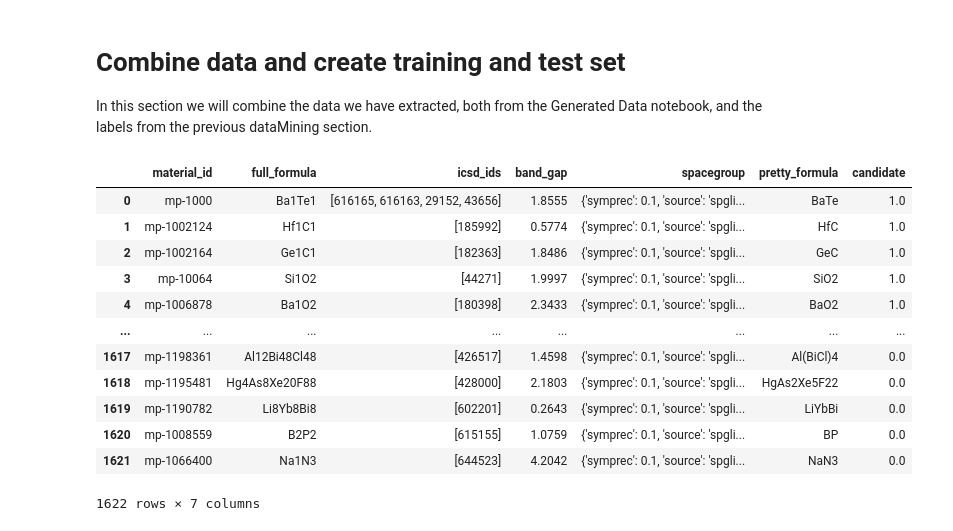
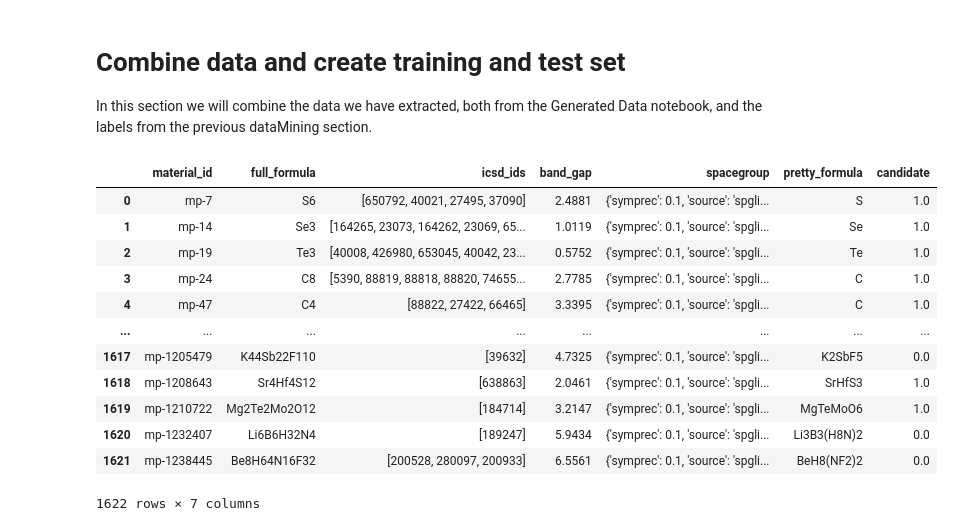
Before and after one commit to ohebbi/predicting-solid-state-qubit-material-hosts, a Jupyter notebook: dataMining/dataMining.ipynb, the cells around one changed output. Cells and saved outputs as stored; diff of their text form; code cells hidden in the pictures.

```diff
--- a/dataMining/dataMining.ipynb
+++ b/dataMining/dataMining.ipynb
@@ -406,20 +402,32 @@ unfitted_entries.to_csv    ("data/stage_4/unfitted_MP_data_stage_4.csv", sep=","
 In this section we will combine the data we have extracted, both from the Generated Data notebook, and the labels from the previous dataMining section.
 # %%
 training_data = pd.concat([fitted_entries,unfitted_entries]).reset_index(drop=True)
+
+def sortByMPID(df):
+    mpid_num = []
+    for i in df["material_id"]:
+        mpid_num.append(int(i[3:]))
+    df["mpid_num"] = mpid_num
+    df = df.sort_values(by="mpid_num").reset_index(drop=True)
+    df = df.drop(columns=["mpid_num"])
+    #df = df.set_index("material_id")
+    return df
+
+training_data=sortByMPID(training_data)
 training_data
 #entries = pd.read_csv("data/databases/initialDataMP/MP/MP_FLAGBIGFILE.csv", sep=",")
 # %% [output]
 |  | material_id | full_formula | icsd_ids | band_gap | spacegroup | pretty_formula | candidate |
-| 0 | mp-1000 | Ba1Te1 | [616165, 616163, 29152, 43656] | 1.8555 | {'symprec': 0.1, 'source': 'spgli... | BaTe | 1.0 |
-| 1 | mp-1002124 | Hf1C1 | [185992] | 0.5774 | {'symprec': 0.1, 'source': 'spgli... | HfC | 1.0 |
-| 2 | mp-1002164 | Ge1C1 | [182363] | 1.8486 | {'symprec': 0.1, 'source': 'spgli... | GeC | 1.0 |
-| 3 | mp-10064 | Si1O2 | [44271] | 1.9997 | {'symprec': 0.1, 'source': 'spgli... | SiO2 | 1.0 |
-| 4 | mp-1006878 | Ba1O2 | [180398] | 2.3433 | {'symprec': 0.1, 'source': 'spgli... | BaO2 | 1.0 |
+| 0 | mp-7 | S6 | [650792, 40021, 27495, 37090] | 2.4881 | {'symprec': 0.1, 'source': 'spgli... | S | 1.0 |
+| 1 | mp-14 | Se3 | [164265, 23073, 164262, 23069, 65... | 1.0119 | {'symprec': 0.1, 'source': 'spgli... | Se | 1.0 |
+| 2 | mp-19 | Te3 | [40008, 426980, 653045, 40042, 23... | 0.5752 | {'symprec': 0.1, 'source': 'spgli... | Te | 1.0 |
+| 3 | mp-24 | C8 | [5390, 88819, 88818, 88820, 74655... | 2.7785 | {'symprec': 0.1, 'source': 'spgli... | C | 1.0 |
+| 4 | mp-47 | C4 | [88822, 27422, 66465] | 3.3395 | {'symprec': 0.1, 'source': 'spgli... | C | 1.0 |
 | ... | ... | ... | ... | ... | ... | ... | ... |
-| 1617 | mp-1198361 | Al12Bi48Cl48 | [426517] | 1.4598 | {'symprec': 0.1, 'source': 'spgli... | Al(BiCl)4 | 0.0 |
-| 1618 | mp-1195481 | Hg4As8Xe20F88 | [428000] | 2.1803 | {'symprec': 0.1, 'source': 'spgli... | HgAs2Xe5F22 | 0.0 |
-| 1619 | mp-1190782 | Li8Yb8Bi8 | [602201] | 0.2643 | {'symprec': 0.1, 'source': 'spgli... | LiYbBi | 0.0 |
-| 1620 | mp-1008559 | B2P2 | [615155] | 1.0759 | {'symprec': 0.1, 'source': 'spgli... | BP | 0.0 |
-| 1621 | mp-1066400 | Na1N3 | [644523] | 4.2042 | {'symprec': 0.1, 'source': 'spgli... | NaN3 | 0.0 |
+| 1617 | mp-1205479 | K44Sb22F110 | [39632] | 4.7325 | {'symprec': 0.1, 'source': 'spgli... | K2SbF5 | 0.0 |
+| 1618 | mp-1208643 | Sr4Hf4S12 | [638863] | 2.0461 | {'symprec': 0.1, 'source': 'spgli... | SrHfS3 | 1.0 |
+| 1619 | mp-1210722 | Mg2Te2Mo2O12 | [184714] | 3.2147 | {'symprec': 0.1, 'source': 'spgli... | MgTeMoO6 | 1.0 |
+| 1620 | mp-1232407 | Li6B6H32N4 | [189247] | 5.9434 | {'symprec': 0.1, 'source': 'spgli... | Li3B3(H8N)2 | 0.0 |
+| 1621 | mp-1238445 | Be8H64N16F32 | [200528, 280097, 200933] | 6.5561 | {'symprec': 0.1, 'source': 'spgli... | BeH8(NF2)2 | 0.0 |
 1622 rows × 7 columns
 # %%
```
Also changed, not shown: parts of 5 cells of this notebook, 2 other files.
